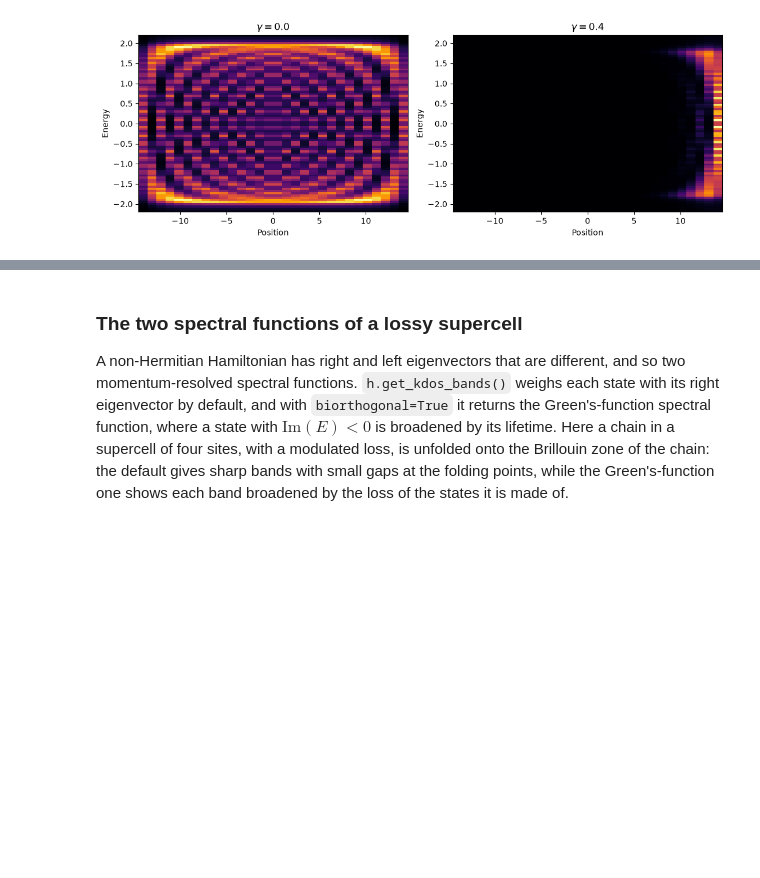
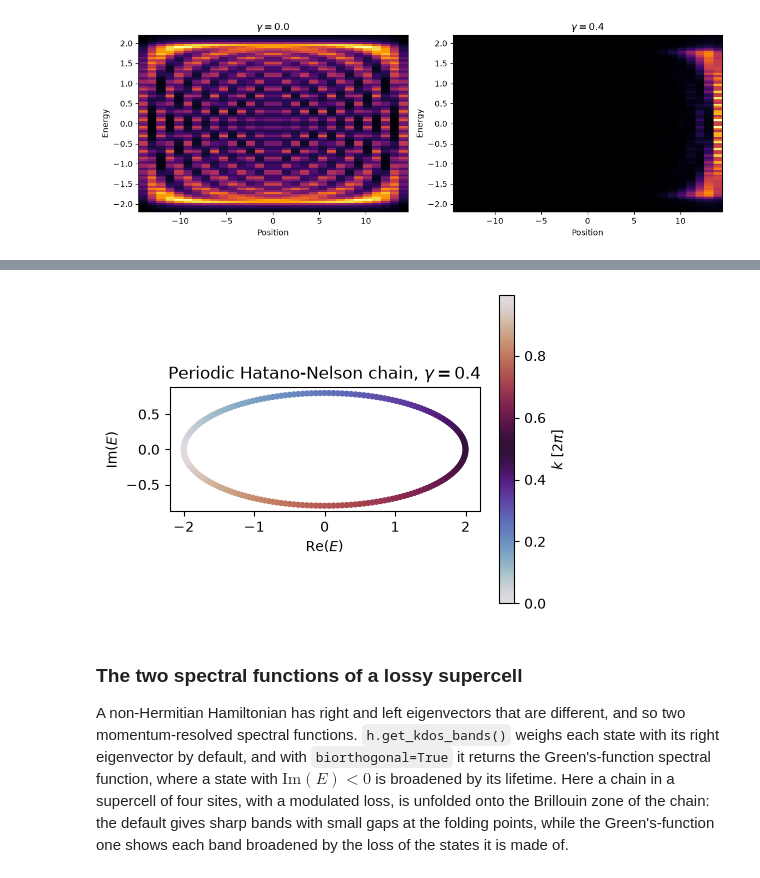
Before and after one commit to joselado/pyqula, a Jupyter notebook: jupyter-notebooks/functionalities/single_particle_hamiltonians/09_non_hermitian_hamiltonians.ipynb, the cells around one changed output, grey strips where cells are left out. Cells and saved outputs as stored; diff of their text form; code cells hidden in the pictures; blank space fills up the shorter version.

```diff
--- a/jupyter-notebooks/functionalities/single_particle_hamiltonians/09_non_hermitian_hamiltonians.ipynb
+++ b/jupyter-notebooks/functionalities/single_particle_hamiltonians/09_non_hermitian_hamiltonians.ipynb
@@ -97,3 +105,24 @@ plt.show()
+# %%
+g = geometry.chain() # periodic chain, one site per cell
+gamma = 0.4
+def tij(r1,r2): # the same non-reciprocal hopping as above
+    dx = r1[0]-r2[0]
+    if abs(abs(dx)-1.)<1e-3: return -1. - gamma*np.sign(dx)
+    return 0.
+h = g.get_hamiltonian(has_spin=False,non_hermitian=True,tij=tij)
+hk = h.get_hk_gen() # Bloch Hamiltonian
+ks = np.linspace(0.,1.,200,endpoint=False) # k in units of the reciprocal lattice vector
+es = np.array([np.linalg.eigvals(hk([k,0.,0.]))[0] for k in ks]) # complex eigenvalues
+
+plt.figure(figsize=(5,4))
+plt.scatter(es.real,es.imag,c=ks,cmap="twilight",s=12)
+plt.colorbar(label=r"$k$ [$2\pi$]")
+plt.xlabel(r"Re$(E)$") ; plt.ylabel(r"Im$(E)$")
+plt.title("Periodic Hatano-Nelson chain, $\\gamma=0.4$")
+plt.gca().set_aspect("equal")
+plt.show()
+# %% [output]
+[figure, added]
 # %% [markdown]
 ### The two spectral functions of a lossy supercell
 A non-Hermitian Hamiltonian has right and left eigenvectors that are different, and so two
```
Also changed, not shown: parts of 1 cell of this notebook, 3 other files.
